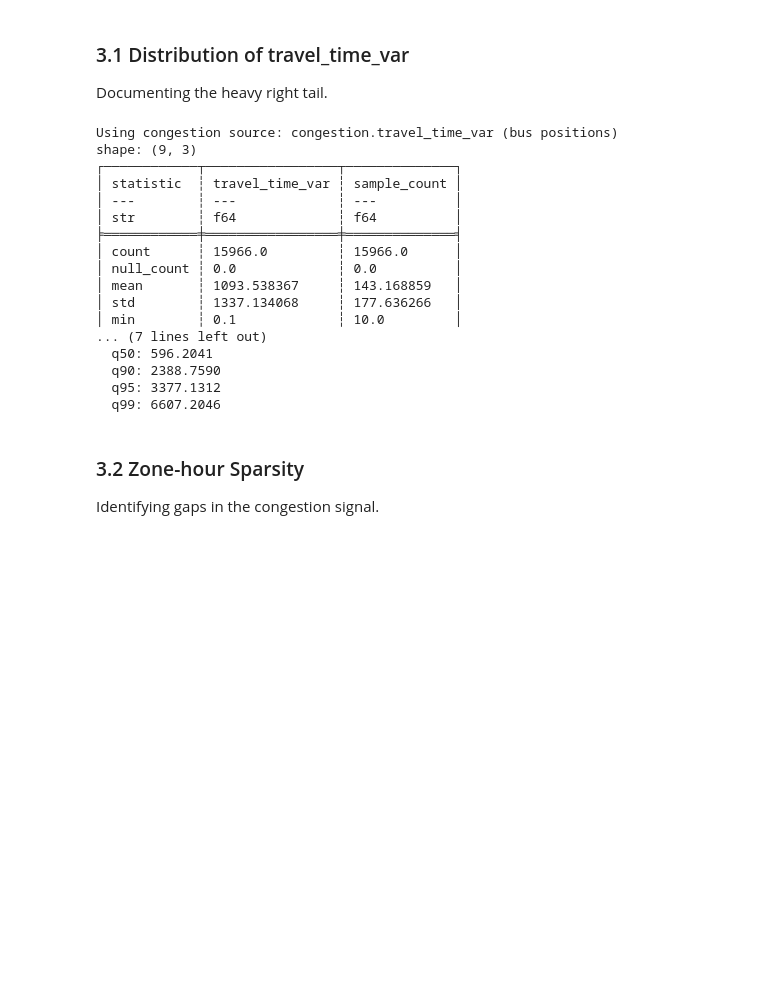
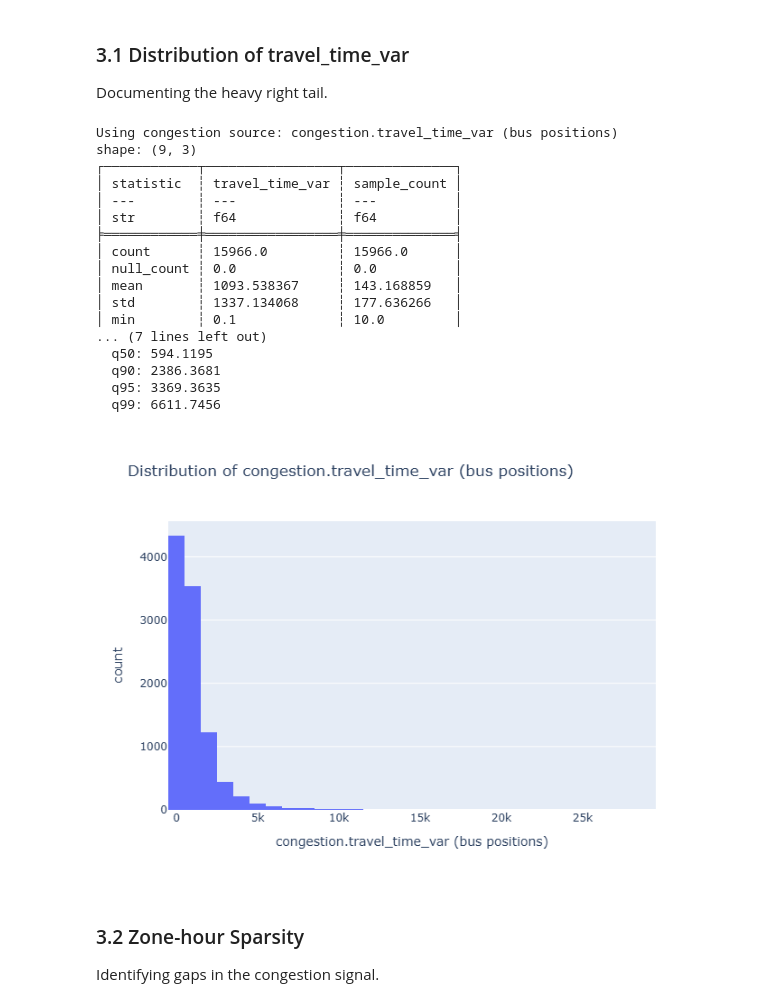
Before and after one commit to olveirap/pulsecast, a Jupyter notebook: notebooks/exploration/01_eda_phase0.ipynb, the cells around one changed output. Drawn from its saved outputs; the diff is of its cells as text; code cells hidden in the pictures; blank space fills up the shorter version.

```diff
--- a/notebooks/exploration/01_eda_phase0.ipynb
+++ b/notebooks/exploration/01_eda_phase0.ipynb
@@ -266,38 +274,39 @@ print(f"travel_time_var rows: {df_delay.height}")
 if df_delay.is_empty():
     print("No congestion rows available.")
 else:
-    delay_pd = df_delay.to_pandas()
+    delay_pd = df_delay.sample(n=min(10000, df_delay.height)).to_pandas()
     quantiles = delay_pd["travel_time_var"].quantile([0.5, 0.9, 0.95, 0.99]).to_dict()
     print("Quantiles:")
     for q, v in quantiles.items():
         print(f"  q{int(q*100):02d}: {v:.4f}")
 
     fig_delay = px.histogram(
         delay_pd,
         x="travel_time_var",
         nbins=50,
         title=f"Distribution of {source['source_label']}",
         labels={"travel_time_var": source['source_label']},
     )
     render_fig(fig_delay)
 # %% [output]
 Using congestion source: congestion.travel_time_var (bus positions)
 shape: (9, 3)
 ┌────────────┬─────────────────┬──────────────┐
 │ statistic  ┆ travel_time_var ┆ sample_count │
 │ ---        ┆ ---             ┆ ---          │
 │ str        ┆ f64             ┆ f64          │
 ╞════════════╪═════════════════╪══════════════╡
 │ count      ┆ 15966.0         ┆ 15966.0      │
 │ null_count ┆ 0.0             ┆ 0.0          │
 │ mean       ┆ 1093.538367     ┆ 143.168859   │
 │ std        ┆ 1337.134068     ┆ 177.636266   │
 │ min        ┆ 0.1             ┆ 10.0         │
 ... (7 lines left out)
-  q50: 596.2041
-  q90: 2388.7590
-  q95: 3377.1312
-  q99: 6607.2046
+  q50: 594.1195
+  q90: 2386.3681
+  q95: 3369.3635
+  q99: 6611.7456
+[figure, added]
 # %% [markdown]
 ### 3.2 Zone-hour Sparsity
 Identifying gaps in the congestion signal.
```
Also changed, not shown: parts of 22 cells of this notebook, 3 other files.
